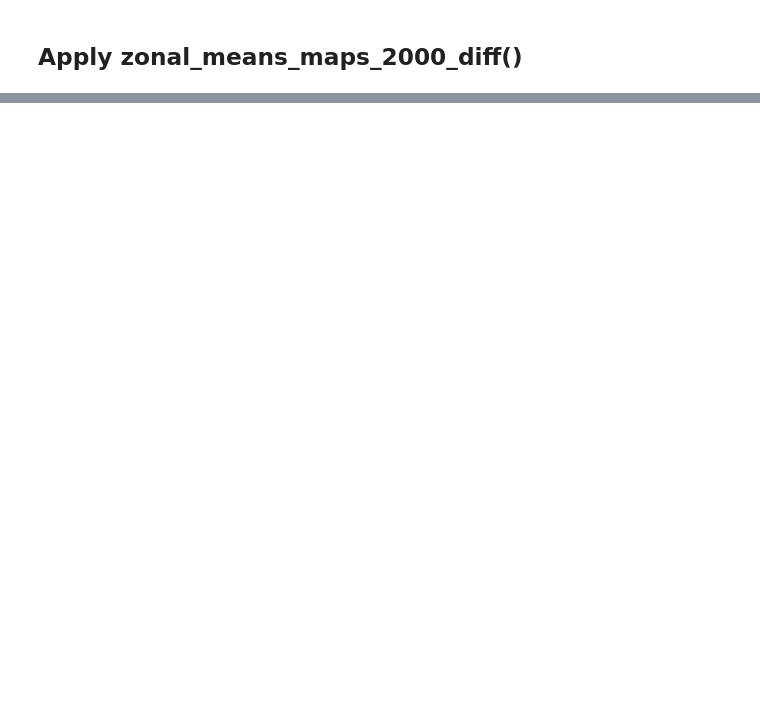
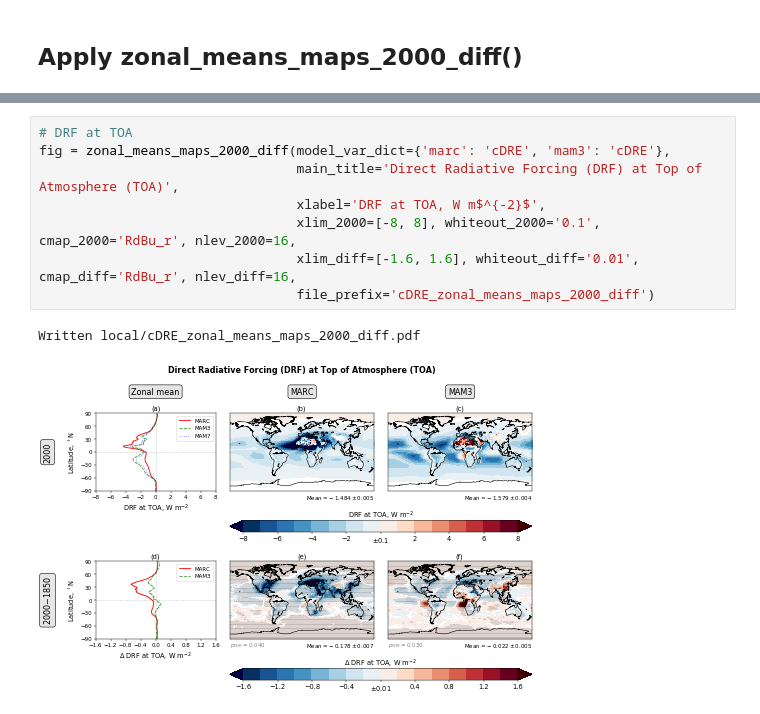
Before and after one commit to grandey/p17c-marc-comparison, a Jupyter notebook: analysis_prelim/analysis_prelim_p17c.ipynb, the cells around one changed output, grey strips where cells are left out. Saved outputs shown, nothing was run; the diff lists cells and outputs as text; blank space fills up the shorter version.

```diff
--- a/analysis_prelim/analysis_prelim_p17c.ipynb
+++ b/analysis_prelim/analysis_prelim_p17c.ipynb
@@ -1079,0 +1099,11 @@ Written local/MBS_LDG_zonal_means_maps_2000_diff.pdf and local/MBS_LDG_zonal_mea
+# %%
+# DRF at TOA
+fig = zonal_means_maps_2000_diff(model_var_dict={'marc': 'cDRE', 'mam3': 'cDRE'},
+                                 main_title='Direct Radiative Forcing (DRF) at Top of Atmosphere (TOA)',
+                                 xlabel='DRF at TOA, W m$^{-2}$',
+                                 xlim_2000=[-8, 8], whiteout_2000='0.1', cmap_2000='RdBu_r', nlev_2000=16,
+                                 xlim_diff=[-1.6, 1.6], whiteout_diff='0.01', cmap_diff='RdBu_r', nlev_diff=16,
+                                 file_prefix='cDRE_zonal_means_maps_2000_diff')
+# %% [output]
+Written local/cDRE_zonal_means_maps_2000_diff.pdf
+[figure, added]
```
Also changed, not shown: parts of 18 cells of this notebook.
